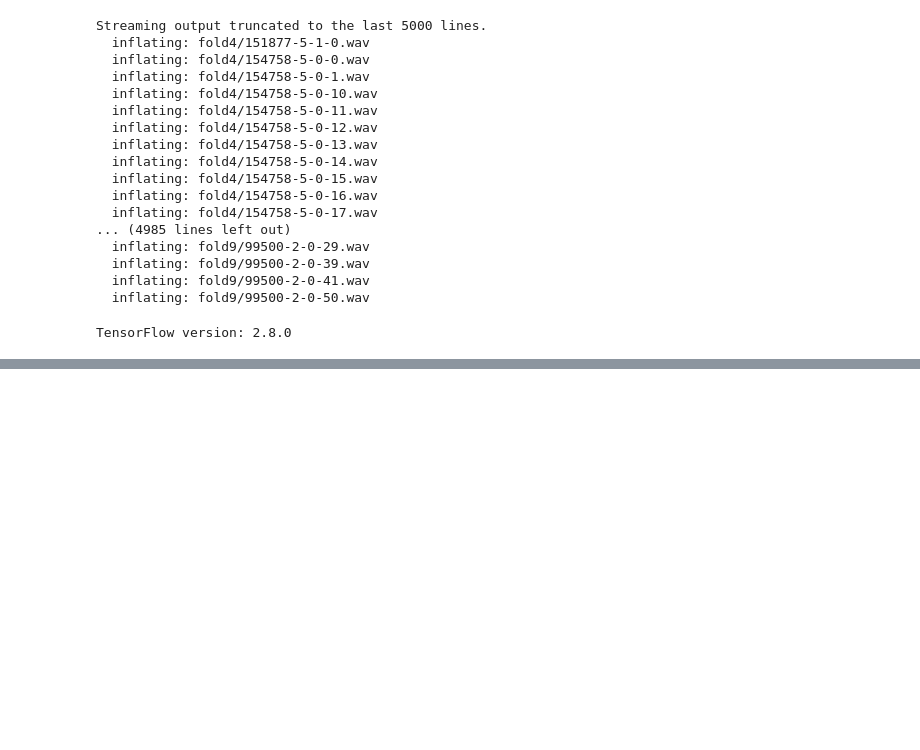
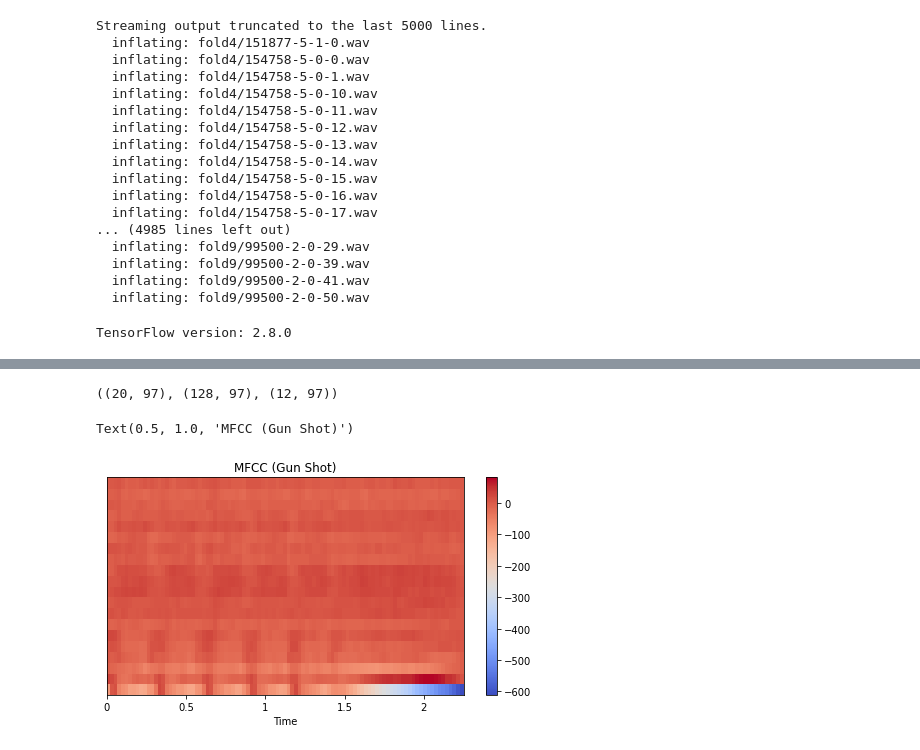
Before and after one commit to fatmaaerr/ML_Urbansound8k_project, a Jupyter notebook: ML_Project_Data_Preparation.ipynb, the cells around one changed output, grey strips where cells are left out. Saved outputs shown, nothing was run; the diff lists cells and outputs as text; code cells hidden in the pictures; blank space fills up the shorter version.

```diff
--- a/ML_Project_Data_Preparation.ipynb
+++ b/ML_Project_Data_Preparation.ipynb
@@ -437,0 +142,16 @@ X_test_all
+# %%
+mfccs = librosa.feature.mfcc(gun_shot, sampling_rate)
+mel =librosa.feature.melspectrogram(gun_shot, sampling_rate)
+chroma_stft=librosa.feature.chroma_stft(gun_shot, sampling_rate,)
+#chroma_cens=librosa.feature.chroma_cens(gun_shot, sampling_rate,)
+mfccs.shape, mel.shape,chroma_stft.shape
+# %% [output]
+((20, 97), (128, 97), (12, 97))
+# %%
+plt.figure(figsize=(8,4))
+librosa.display.specshow(mfccs, x_axis='time')
+plt.colorbar()
+plt.title('MFCC (Gun Shot)')
+# %% [output]
+Text(0.5, 1.0, 'MFCC (Gun Shot)')
+[figure, added]
```
Also changed, not shown: parts of 56 cells of this notebook.
